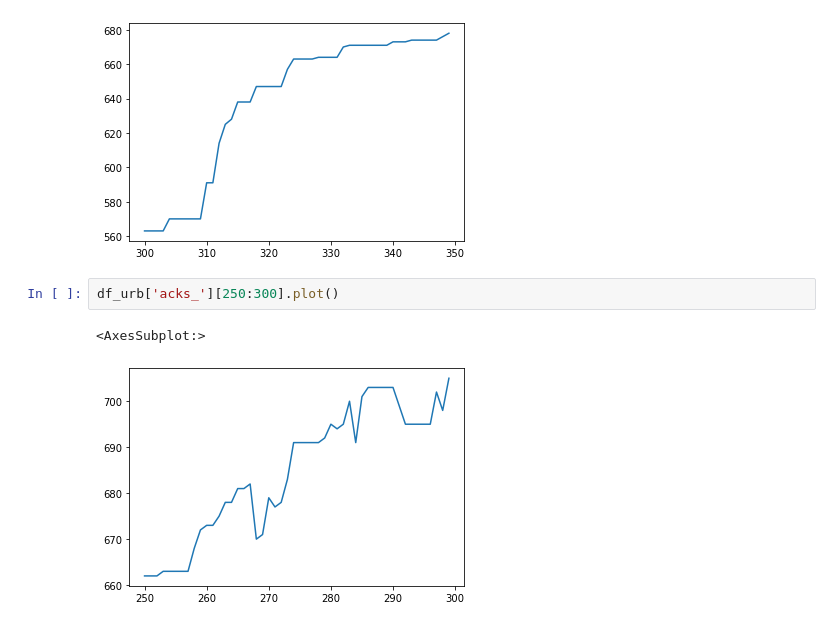
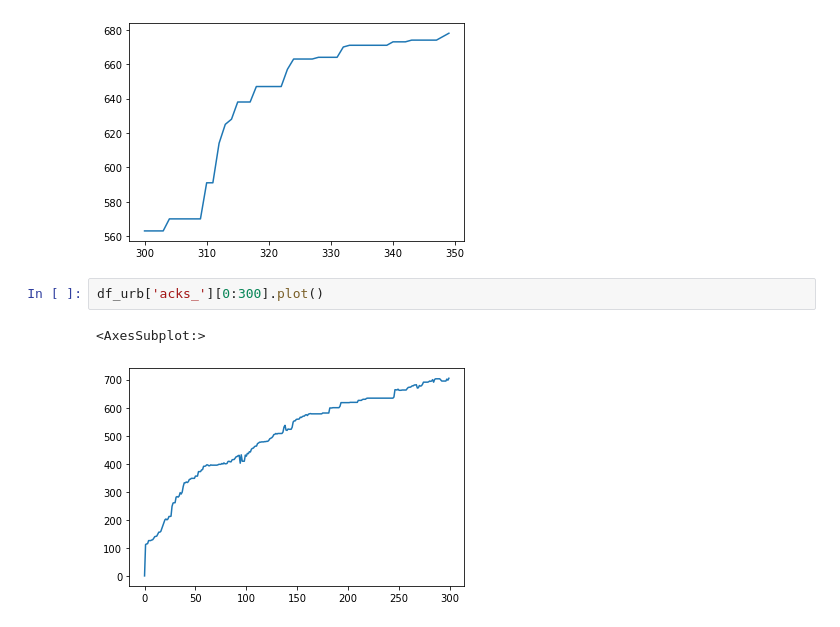
Before and after one commit to jsilll/distributed-algorithms-project, a Jupyter notebook: tools/analyze.ipynb, the cells around one changed output. Drawn from its saved outputs; the diff is of its cells as text.

```diff
--- a/tools/analyze.ipynb
+++ b/tools/analyze.ipynb
@@ -38,7 +28,7 @@ df_urb['delivered_'][300:350].plot()
 <AxesSubplot:>
 [figure]
 # %%
-df_urb['acks_'][250:300].plot()
+df_urb['acks_'][0:300].plot()
 # %% [output]
 <AxesSubplot:>
-[figure, old version]
+[figure, new version]
```
Also changed, not shown: parts of 5 cells of this notebook, 5 other files.
